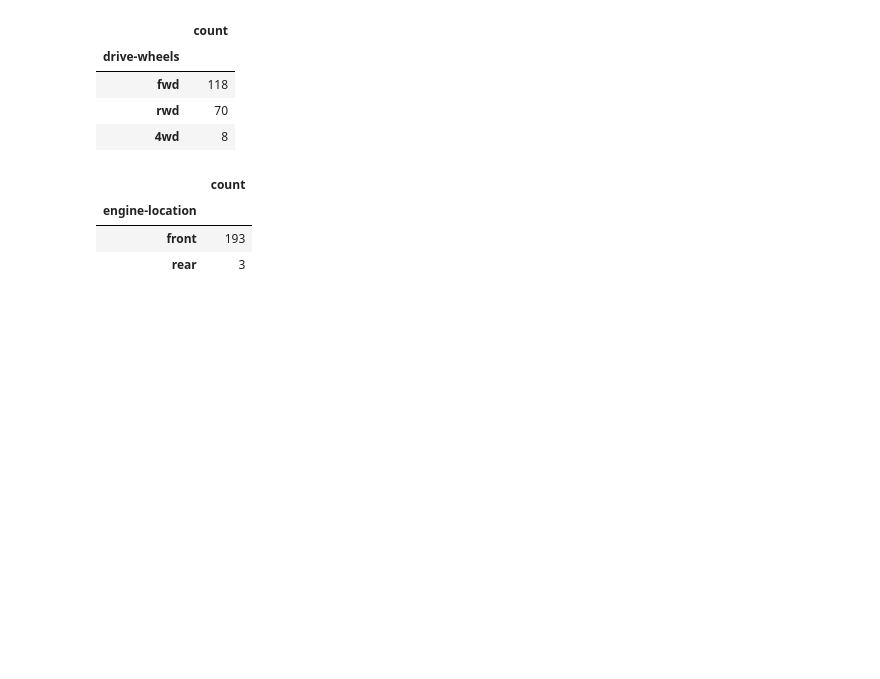
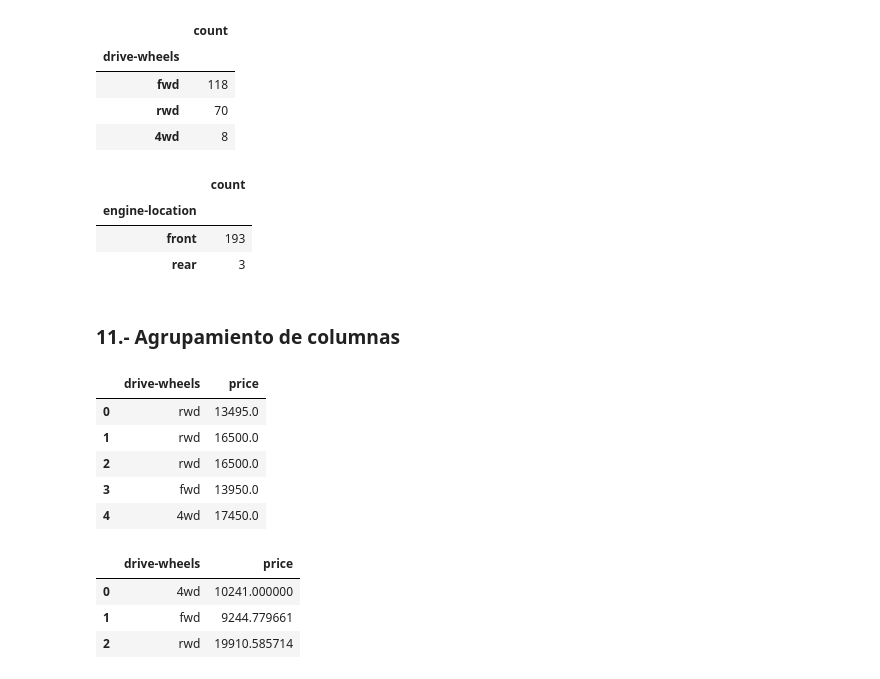
Before and after one commit to jgomezz/cpe_ciencia_datos_python, a Jupyter notebook: mod3_analitica_datos_python/semana_02_analisis_exploratorio_datos.ipynb, the cells around one changed output. Saved outputs shown, nothing was run; the diff lists cells and outputs as text; code cells hidden in the pictures; blank space fills up the shorter version.

```diff
--- a/mod3_analitica_datos_python/semana_02_analisis_exploratorio_datos.ipynb
+++ b/mod3_analitica_datos_python/semana_02_analisis_exploratorio_datos.ipynb
@@ -250,3 +250,25 @@ drive_wheels_counts.head()
 | engine-location |  |
 | front | 193 |
 | rear | 3 |
+# %% [markdown]
+### 11.- Agrupamiento de columnas
+# %%
+df_group = df[['drive-wheels','price']]
+df_group.head()
+# %% [output]
+|  | drive-wheels | price |
+| 0 | rwd | 13495.0 |
+| 1 | rwd | 16500.0 |
+| 2 | rwd | 16500.0 |
+| 3 | fwd | 13950.0 |
+| 4 | 4wd | 17450.0 |
+# %%
+df_group_one = df_group.groupby(['drive-wheels'], as_index=False).mean()
+df_group_one.head()
+# df_grouped.rename(columns={'price':'mean_price'}, inplace=True)
+# df_pivot = df_grouped.pivot(index='drive-wheels', columns='body-style
+# %% [output]
+|  | drive-wheels | price |
+| 0 | 4wd | 10241.000000 |
+| 1 | fwd | 9244.779661 |
+| 2 | rwd | 19910.585714 |
```
Also changed, not shown: parts of 2 cells of this notebook.
